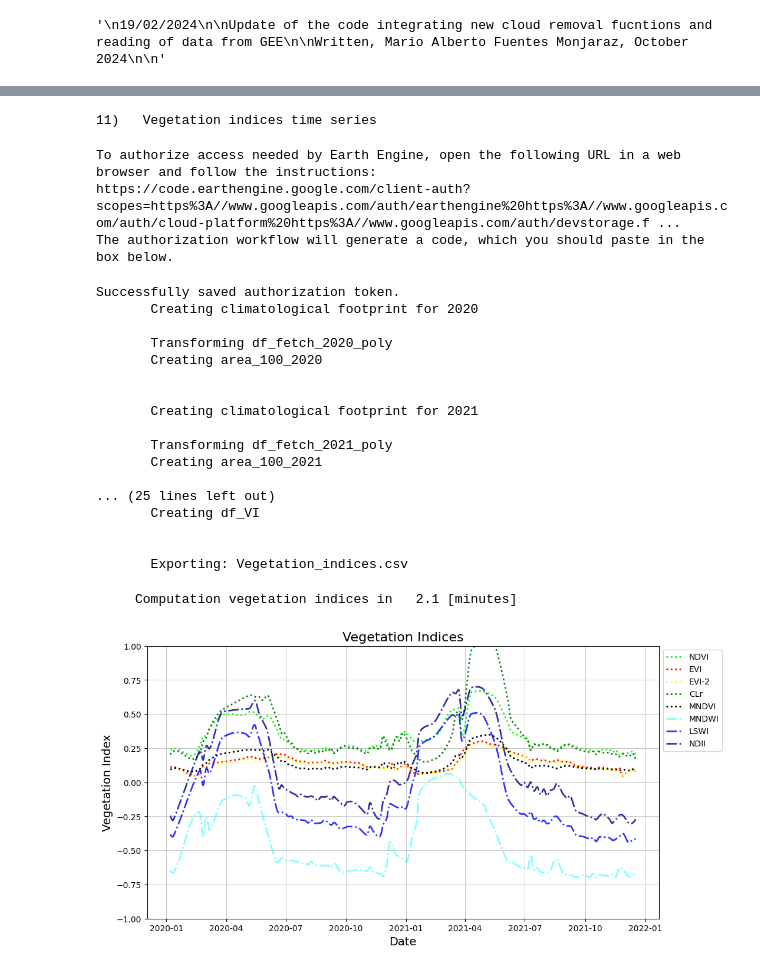
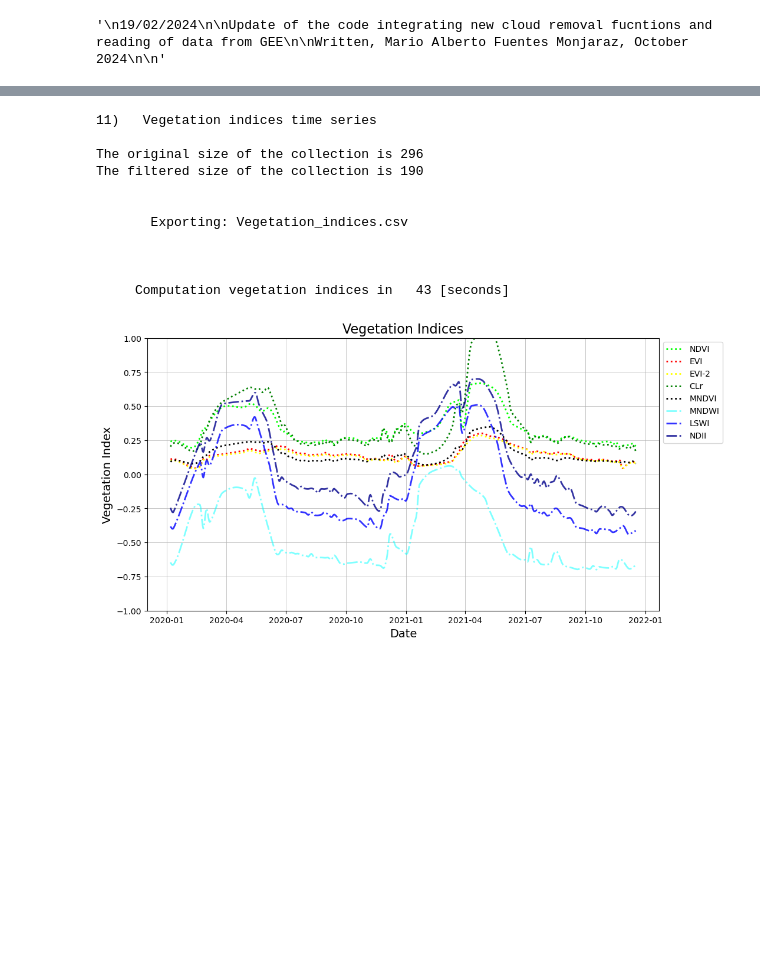
Before and after one commit to e-shapePP/vlabs, a Jupyter notebook: sen2gpp/sen2gpp.ipynb, the cells around one changed output, grey strips where cells are left out. Saved outputs shown, nothing was run; the diff lists cells and outputs as text; code cells hidden in the pictures; blank space fills up the shorter version.

Commit message:
Improving function to create time series with geometry
Improving function to create time series with geometry

```diff
--- a/sen2gpp/sen2gpp.ipynb
+++ b/sen2gpp/sen2gpp.ipynb
@@ -225,7 +225,7 @@ if __name__ == '__main__':
             print('4)   u* filtering \n')
             t21 = ptime.time()
 
-            nee_file, nee_file_flags = dgpp.frictionvelocity_filter(nee_file, nee_file_flags, dgpp.carbonflux, dgpp.isday, dgpp.undef, dgpp.ustarmin, dgpp.nboot, dgpp.plateaucrit, dgpp.seasonout, dgpp.applyustarfla)
+            nee_file, nee_file_flags = dgpp.frictionvelocity_filter(nee_file, nee_file_flags, dgpp.carbonflux, dgpp.isday, dgpp.undef, dgpp.ustarmin, dgpp.nboot, dgpp.plateaucrit, dgpp.seasonout, dgpp.applyustarflag)
 
             t22   = ptime.time()
             dgpp.time_counting(t21, t22, 'Computation u* filtering detection in ')
@@ -364,53 +352,64 @@ if __name__ == '__main__':
     if not dgpp.calculated_vi:
         #*********************************************************************************************************************************************************************
         if dgpp.vegetation_indices:
 
             print('11)   Vegetation indices time series \n')
             t91 = ptime.time()
 
             ee.Authenticate() #For authentifications we require a Google Account registered in GEE (https://earthengine.google.com/)
             ee.Initialize()
 
-            df_VI_export = dgpp.calculate_VI(years, fetch, footprint, dgpp.rst_var,dgpp.longitude,dgpp.latitude,dgpp.max_cloud_coverage,dgpp.ndviMask, dgpp.mndviMask, dgpp.bands, dgpp.contourlines_frequency,dgpp.crs,dgpp.ID,dgpp.outputdir)
+            # metadata parameters
+            fetch = 100*(dgpp.instrument_height_anenometer - dgpp.displacement_height) #Fetch to height ratio https://www.mdpi.com/2073-4433/10/6/299
+                                                                            #https://nicholas.duke.edu/people/faculty/katul/Matlab_footprint.html
+
+            # create aoi
+            lon_lat         =  [dgpp.longitude, dgpp.latitude]
+            point = ee.Geometry.Point(lon_lat)
+            aoi  = point.buffer(fetch)
+
+            # create aoi
+            bbox_coordinates = aoi.bounds().coordinates().get(0)
+
+            # Extract the coordinates
+            min_x = ee.List(ee.List(bbox_coordinates).get(0)).get(0)
+            min_y = ee.List(ee.List(bbox_coordinates).get(0)).get(1)
+            max_x = ee.List(ee.List(bbox_coordinates).get(2)).get(0)
+            max_y = ee.List(ee.List(bbox_coordinates).get(2)).get(1)
+
+            # Create a geometry with the bounding box coordinates
+            bbox = ee.Geometry.Rectangle([min_x, min_y, max_x, max_y])
+
+            #df_VI_export = dgpp.calculate_VI(years, fetch, footprint, dgpp.rst_var,dgpp.longitude,dgpp.latitude,dgpp.max_cloud_coverage,dgpp.ndviMask, dgpp.mndviMask, dgpp.bands, dgpp.contourlines_frequency,dgpp.crs,dgpp.ID,dgpp.outputdir)
+            df_VI_export = dgpp.calculate_VI_with_area(nee_file, nee_file_flags, dgpp.carbonflux, dgpp.undef, aoi, dgpp.longitude,dgpp.latitude,dgpp.max_cloud_coverage,dgpp.ndviMask, dgpp.mndviMask, dgpp.bands,dgpp.crs,dgpp.ID,dgpp.outputdir)
 
             t92   = ptime.time()
             dgpp.time_counting(t91, t92, 'Computation vegetation indices in ')
 
     #*********************************************************************************************************************************************************************
     if dgpp.calculated_vi:
 
         print('11)   Reading vegetation indices time series file \n')
 
         t91 = ptime.time()
 
         ee.Authenticate() #For authentifications we require a Google Account registered in GEE (https://earthengine.google.com/)
         ee.Initialize()
 
         df_VI_export = dgpp.read_VI(dgpp.outputdir, dgpp.ID)
 
         t92   = ptime.time()
         dgpp.time_counting(t91, t92, 'Reading vegetation indices time series file in ')
 # %% [output]
 11)   Vegetation indices time series
+
+The original size of the collection is 296
+The filtered size of the collection is 190
+
+
+       Exporting: Vegetation_indices.csv
+
+
+
+     Computation vegetation indices in   43 [seconds]
-To authorize access needed by Earth Engine, open the following URL in a web browser and follow the instructions:
-https://code.earthengine.google.com/client-auth?scopes=https%3A//www.googleapis.com/auth/earthengine%20https%3A//www.googleapis.com/auth/cloud-platform%20https%3A//www.googleapis.com/auth/devstorage.f ...
-The authorization workflow will generate a code, which you should paste in the box below.
-Successfully saved authorization token.
-       Creating climatological footprint for 2020
-
-       Transforming df_fetch_2020_poly
-       Creating area_100_2020
-
-
-       Creating climatological footprint for 2021
-
-       Transforming df_fetch_2021_poly
-       Creating area_100_2021
-
-... (25 lines left out)
-       Creating df_VI
-
-
-       Exporting: Vegetation_indices.csv
-     Computation vegetation indices in   2.1 [minutes]
-[figure, old version]
+[figure, new version]
```
Also changed, not shown: parts of 5 cells of this notebook, 3 other files.
